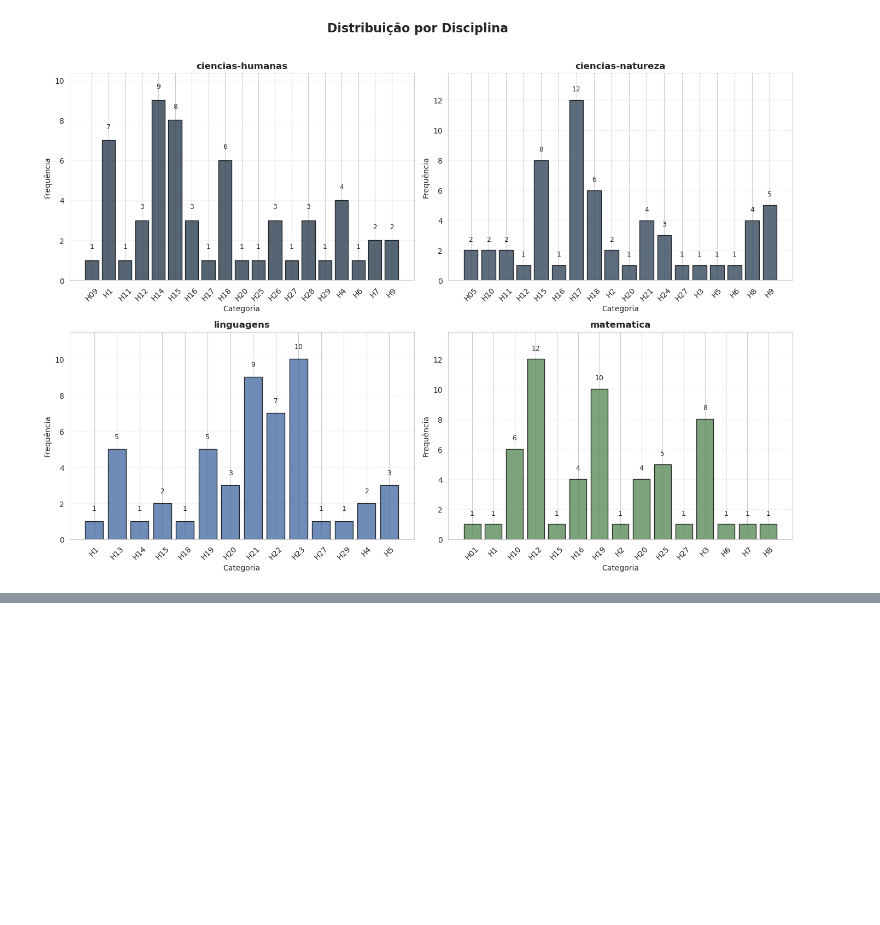
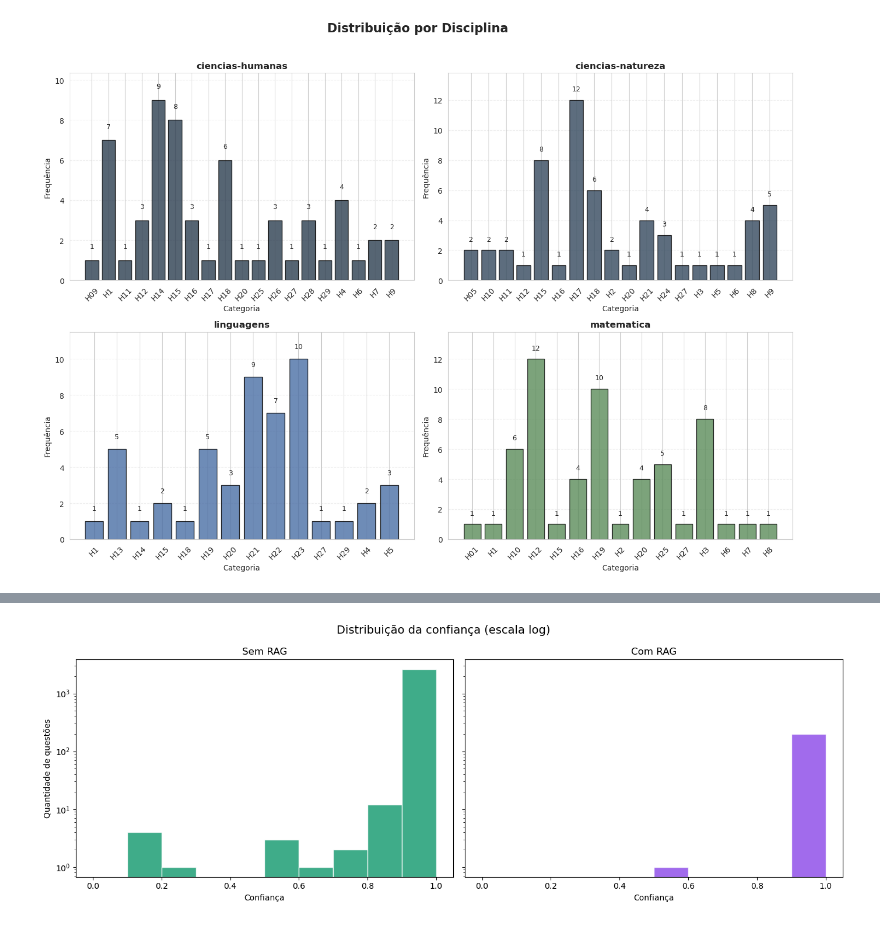
Before and after one commit to amasai-santos/ENEM-LLM-RAG, a Jupyter notebook: extracao_pdf_labeling.ipynb, the cells around one changed output, grey strips where cells are left out. Saved outputs shown, nothing was run; the diff lists cells and outputs as text; code cells hidden in the pictures; blank space fills up the shorter version.

Commit message:
Adiciona extensao RAG com ChromaDB e comparação de resultados

```diff
--- a/extracao_pdf_labeling.ipynb
+++ b/extracao_pdf_labeling.ipynb
@@ -1156,0 +1340,6 @@ plt.show()
+# %%
+df = pd.read_csv("checkpoint_teste.csv")
+
+df.drop(df[df["discipline"].isna()].index, inplace=True)
+
+df.to_csv("checkpoint_teste.csv", index=False)
@@ -1156,0 +1381,2 @@ plt.show()
+# %%
+df['area'] = df['disciplina'].map(DISCIPLINA_TO_AREA)
@@ -1156,0 +1612,10 @@ plt.show()
+# %%
+df_resultado_rag = rodar_pipeline_rag(
+    df_questoes=amostra_teste,
+    df_matriz=df_matriz,
+    colecao_habilidades=colecao_habilidades,
+    modelo_embedding=modelo_embedding,
+    n_results=8
+)
+
+df_resultado_rag.head()
@@ -1156,0 +1699,38 @@ plt.show()
+# %%
+import matplotlib.pyplot as plt
+
+fig, ax = plt.subplots(1, 2, figsize=(14, 5), sharex=True, sharey=True)
+
+# Sem RAG
+ax[0].hist(
+    df_resultado['confianca'],
+    bins=10,
+    range=(0, 1),
+    color='#1D9E75',
+    edgecolor='white',
+    alpha=0.85
+)
+ax[0].set_yscale('log')
+ax[0].set_title('Sem RAG')
+ax[0].set_xlabel('Confiança')
+ax[0].set_ylabel('Quantidade de questões')
+
+# Com RAG
+ax[1].hist(
+    df_resultado_rag['confianca'],
+    bins=10,
+    range=(0, 1),
+    color='#9151e9',
+    edgecolor='white',
+    alpha=0.85
+)
+ax[1].set_yscale('log')
+ax[1].set_title('Com RAG')
+ax[1].set_xlabel('Confiança')
+
+fig.suptitle('Distribuição da confiança (escala log)', fontsize=14)
+
+plt.tight_layout()
+plt.show()
+# %% [output]
+[figure, added]
```
Also changed, not shown: parts of 50 cells of this notebook, 10 other files.
